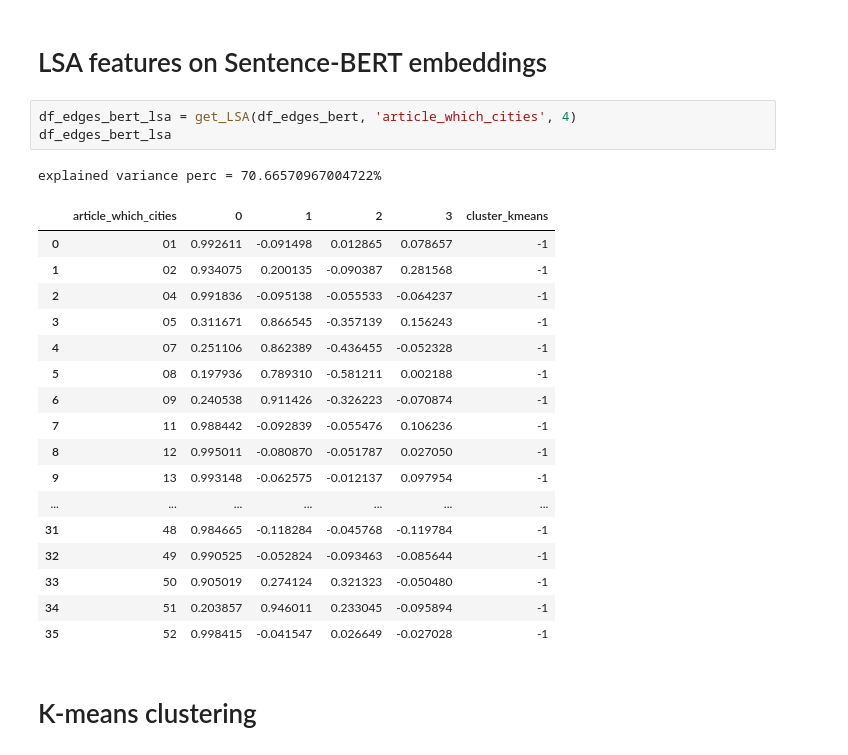
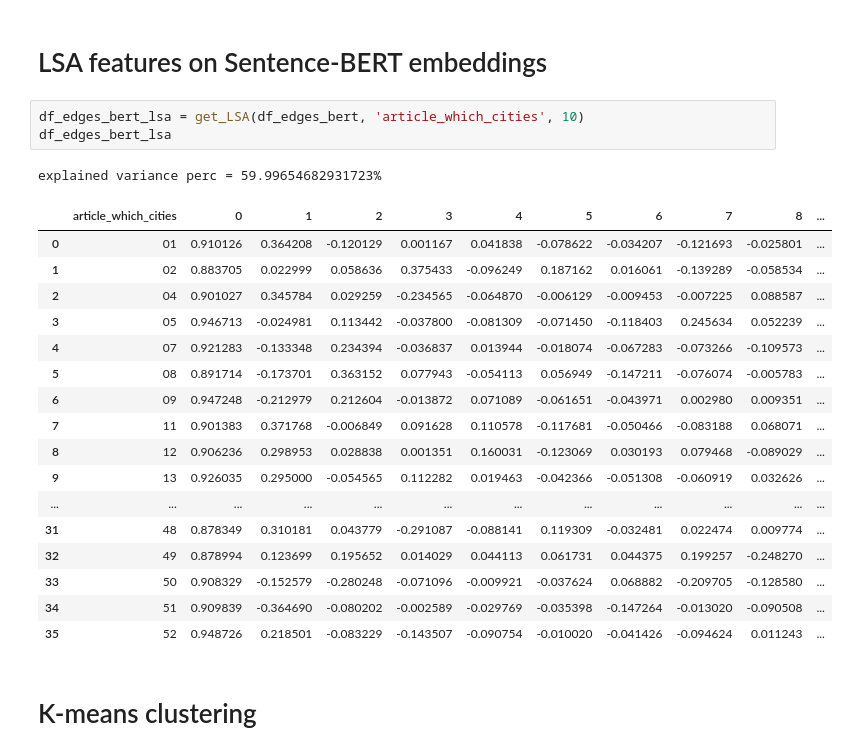
Before and after one commit to mozo64/xai-survey, a Jupyter notebook: src/clustering.ipynb, the cells around one changed output. Saved outputs shown, nothing was run; the diff lists cells and outputs as text.

```diff
--- a/src/clustering.ipynb
+++ b/src/clustering.ipynb
@@ -286,26 +351,26 @@ df_edges_bert
 # %% [markdown]
 # LSA features on Sentence-BERT embeddings
 # %%
-df_edges_bert_lsa = get_LSA(df_edges_bert, 'article_which_cities', 4)
+df_edges_bert_lsa = get_LSA(df_edges_bert, 'article_which_cities', 10)
 df_edges_bert_lsa
 # %% [output]
-explained variance perc = 70.66570967004722%
+explained variance perc = 59.99654682931723%
-|  | article_which_cities | 0 | 1 | 2 | 3 | cluster_kmeans |
-| 0 | 01 | 0.992611 | -0.091498 | 0.012865 | 0.078657 | -1 |
-| 1 | 02 | 0.934075 | 0.200135 | -0.090387 | 0.281568 | -1 |
-| 2 | 04 | 0.991836 | -0.095138 | -0.055533 | -0.064237 | -1 |
-| 3 | 05 | 0.311671 | 0.866545 | -0.357139 | 0.156243 | -1 |
-| 4 | 07 | 0.251106 | 0.862389 | -0.436455 | -0.052328 | -1 |
-| 5 | 08 | 0.197936 | 0.789310 | -0.581211 | 0.002188 | -1 |
-| 6 | 09 | 0.240538 | 0.911426 | -0.326223 | -0.070874 | -1 |
-| 7 | 11 | 0.988442 | -0.092839 | -0.055476 | 0.106236 | -1 |
-| 8 | 12 | 0.995011 | -0.080870 | -0.051787 | 0.027050 | -1 |
-| 9 | 13 | 0.993148 | -0.062575 | -0.012137 | 0.097954 | -1 |
-| ... | ... | ... | ... | ... | ... | ... |
-| 31 | 48 | 0.984665 | -0.118284 | -0.045768 | -0.119784 | -1 |
-| 32 | 49 | 0.990525 | -0.052824 | -0.093463 | -0.085644 | -1 |
-| 33 | 50 | 0.905019 | 0.274124 | 0.321323 | -0.050480 | -1 |
-| 34 | 51 | 0.203857 | 0.946011 | 0.233045 | -0.095894 | -1 |
-| 35 | 52 | 0.998415 | -0.041547 | 0.026649 | -0.027028 | -1 |
+|  | article_which_cities | 0 | 1 | 2 | 3 | 4 | 5 | 6 | 7 | 8 | ... |
+| 0 | 01 | 0.910126 | 0.364208 | -0.120129 | 0.001167 | 0.041838 | -0.078622 | -0.034207 | -0.121693 | -0.025801 | ... |
+| 1 | 02 | 0.883705 | 0.022999 | 0.058636 | 0.375433 | -0.096249 | 0.187162 | 0.016061 | -0.139289 | -0.058534 | ... |
+| 2 | 04 | 0.901027 | 0.345784 | 0.029259 | -0.234565 | -0.064870 | -0.006129 | -0.009453 | -0.007225 | 0.088587 | ... |
+| 3 | 05 | 0.946713 | -0.024981 | 0.113442 | -0.037800 | -0.081309 | -0.071450 | -0.118403 | 0.245634 | 0.052239 | ... |
+| 4 | 07 | 0.921283 | -0.133348 | 0.234394 | -0.036837 | 0.013944 | -0.018074 | -0.067283 | -0.073266 | -0.109573 | ... |
+| 5 | 08 | 0.891714 | -0.173701 | 0.363152 | 0.077943 | -0.054113 | 0.056949 | -0.147211 | -0.076074 | -0.005783 | ... |
+| 6 | 09 | 0.947248 | -0.212979 | 0.212604 | -0.013872 | 0.071089 | -0.061651 | -0.043971 | 0.002980 | 0.009351 | ... |
+| 7 | 11 | 0.901383 | 0.371768 | -0.006849 | 0.091628 | 0.110578 | -0.117681 | -0.050466 | -0.083188 | 0.068071 | ... |
+| 8 | 12 | 0.906236 | 0.298953 | 0.028838 | 0.001351 | 0.160031 | -0.123069 | 0.030193 | 0.079468 | -0.089029 | ... |
+| 9 | 13 | 0.926035 | 0.295000 | -0.054565 | 0.112282 | 0.019463 | -0.042366 | -0.051308 | -0.060919 | 0.032626 | ... |
+| ... | ... | ... | ... | ... | ... | ... | ... | ... | ... | ... | ... |
+| 31 | 48 | 0.878349 | 0.310181 | 0.043779 | -0.291087 | -0.088141 | 0.119309 | -0.032481 | 0.022474 | 0.009774 | ... |
+| 32 | 49 | 0.878994 | 0.123699 | 0.195652 | 0.014029 | 0.044113 | 0.061731 | 0.044375 | 0.199257 | -0.248270 | ... |
+| 33 | 50 | 0.908329 | -0.152579 | -0.280248 | -0.071096 | -0.009921 | -0.037624 | 0.068882 | -0.209705 | -0.128580 | ... |
+| 34 | 51 | 0.909839 | -0.364690 | -0.080202 | -0.002589 | -0.029769 | -0.035398 | -0.147264 | -0.013020 | -0.090508 | ... |
+| 35 | 52 | 0.948726 | 0.218501 | -0.083229 | -0.143507 | -0.090754 | -0.010020 | -0.041426 | -0.094624 | 0.011243 | ... |
 # %% [markdown]
 # K-means clustering
```
Also changed, not shown: parts of 14 cells of this notebook.
